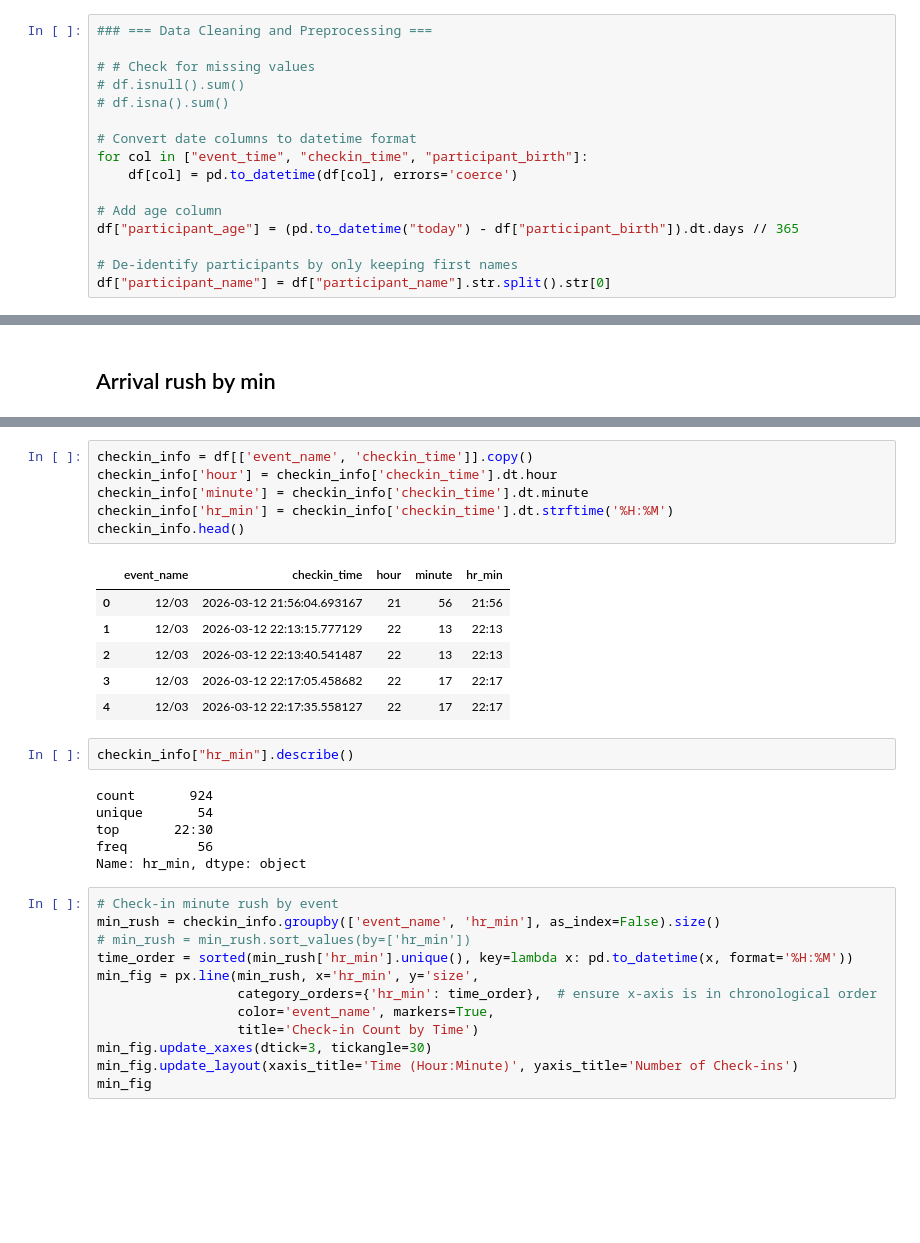
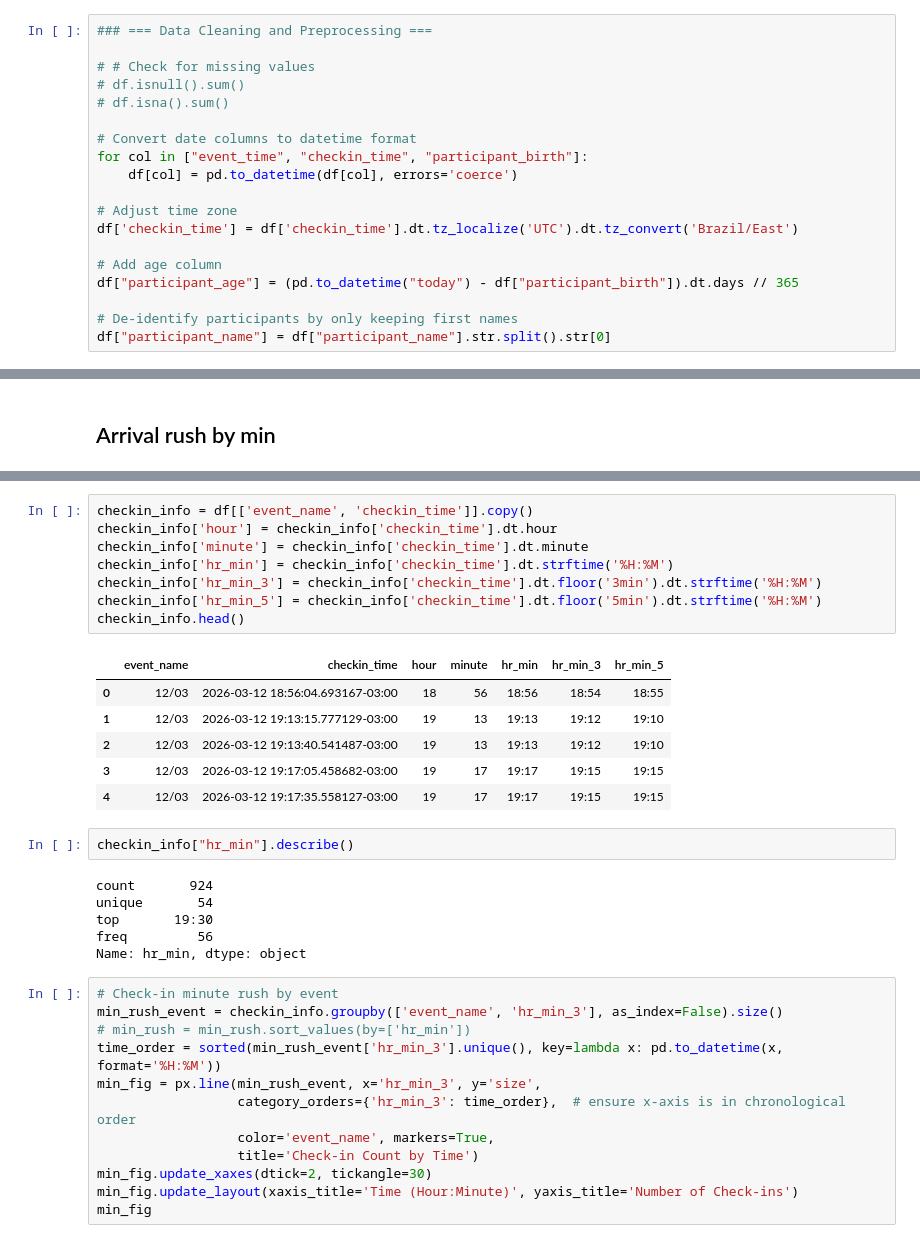
Before and after one commit to YuhanZhou3/ParusyaDA, a Jupyter notebook: analysis.ipynb, the cells around one changed output, grey strips where cells are left out. Drawn from its saved outputs; the diff is of its cells as text; blank space fills up the shorter version.

Commit message:
update checkin time analysis2

```diff
--- a/analysis.ipynb
+++ b/analysis.ipynb
@@ -36,6 +36,9 @@ df = pd.read_sql(query, conn, params=(gname,))
 for col in ["event_time", "checkin_time", "participant_birth"]:
     df[col] = pd.to_datetime(df[col], errors='coerce')
 
+# Adjust time zone
+df['checkin_time'] = df['checkin_time'].dt.tz_localize('UTC').dt.tz_convert('Brazil/East')
+
 # Add age column
 df["participant_age"] = (pd.to_datetime("today") - df["participant_birth"]).dt.days // 365
 
@@ -309,34 +302,36 @@ df.head()
 # %%
 checkin_info = df[['event_name', 'checkin_time']].copy()
 checkin_info['hour'] = checkin_info['checkin_time'].dt.hour
 checkin_info['minute'] = checkin_info['checkin_time'].dt.minute
 checkin_info['hr_min'] = checkin_info['checkin_time'].dt.strftime('%H:%M')
+checkin_info['hr_min_3'] = checkin_info['checkin_time'].dt.floor('3min').dt.strftime('%H:%M')
+checkin_info['hr_min_5'] = checkin_info['checkin_time'].dt.floor('5min').dt.strftime('%H:%M')
 checkin_info.head()
 # %% [output]
-|  | event_name | checkin_time | hour | minute | hr_min |
-| 0 | 12/03 | 2026-03-12 21:56:04.693167 | 21 | 56 | 21:56 |
-| 1 | 12/03 | 2026-03-12 22:13:15.777129 | 22 | 13 | 22:13 |
-| 2 | 12/03 | 2026-03-12 22:13:40.541487 | 22 | 13 | 22:13 |
-| 3 | 12/03 | 2026-03-12 22:17:05.458682 | 22 | 17 | 22:17 |
-| 4 | 12/03 | 2026-03-12 22:17:35.558127 | 22 | 17 | 22:17 |
+|  | event_name | checkin_time | hour | minute | hr_min | hr_min_3 | hr_min_5 |
+| 0 | 12/03 | 2026-03-12 18:56:04.693167-03:00 | 18 | 56 | 18:56 | 18:54 | 18:55 |
+| 1 | 12/03 | 2026-03-12 19:13:15.777129-03:00 | 19 | 13 | 19:13 | 19:12 | 19:10 |
+| 2 | 12/03 | 2026-03-12 19:13:40.541487-03:00 | 19 | 13 | 19:13 | 19:12 | 19:10 |
+| 3 | 12/03 | 2026-03-12 19:17:05.458682-03:00 | 19 | 17 | 19:17 | 19:15 | 19:15 |
+| 4 | 12/03 | 2026-03-12 19:17:35.558127-03:00 | 19 | 17 | 19:17 | 19:15 | 19:15 |
 # %%
 checkin_info["hr_min"].describe()
 # %% [output]
 count       924
 unique       54
-top       22:30
+top       19:30
 freq         56
 Name: hr_min, dtype: object
 # %%
 # Check-in minute rush by event
-min_rush = checkin_info.groupby(['event_name', 'hr_min'], as_index=False).size()
+min_rush_event = checkin_info.groupby(['event_name', 'hr_min_3'], as_index=False).size()
 # min_rush = min_rush.sort_values(by=['hr_min'])
-time_order = sorted(min_rush['hr_min'].unique(), key=lambda x: pd.to_datetime(x, format='%H:%M'))
-min_fig = px.line(min_rush, x='hr_min', y='size',
-                  category_orders={'hr_min': time_order},  # ensure x-axis is in chronological order
+time_order = sorted(min_rush_event['hr_min_3'].unique(), key=lambda x: pd.to_datetime(x, format='%H:%M'))
+min_fig = px.line(min_rush_event, x='hr_min_3', y='size',
+                  category_orders={'hr_min_3': time_order},  # ensure x-axis is in chronological order
                   color='event_name', markers=True,
                   title='Check-in Count by Time')
-min_fig.update_xaxes(dtick=3, tickangle=30)
+min_fig.update_xaxes(dtick=2, tickangle=30)
 min_fig.update_layout(xaxis_title='Time (Hour:Minute)', yaxis_title='Number of Check-ins')
 min_fig
 # %%
```
Also changed, not shown: parts of 13 cells of this notebook.
